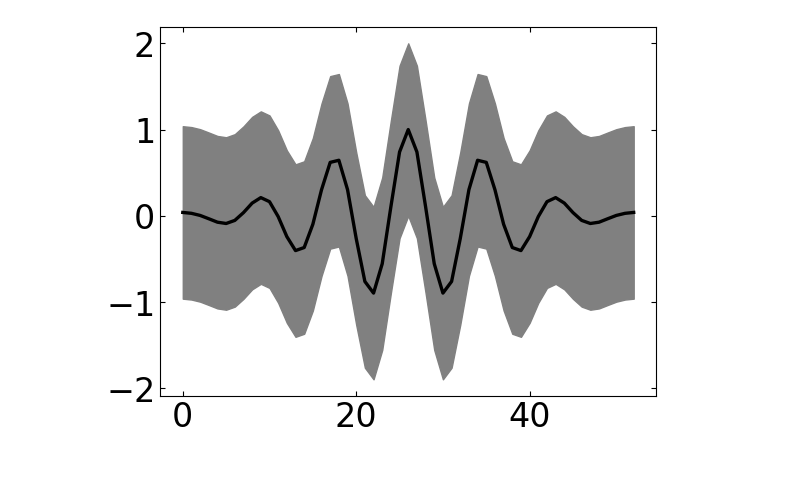
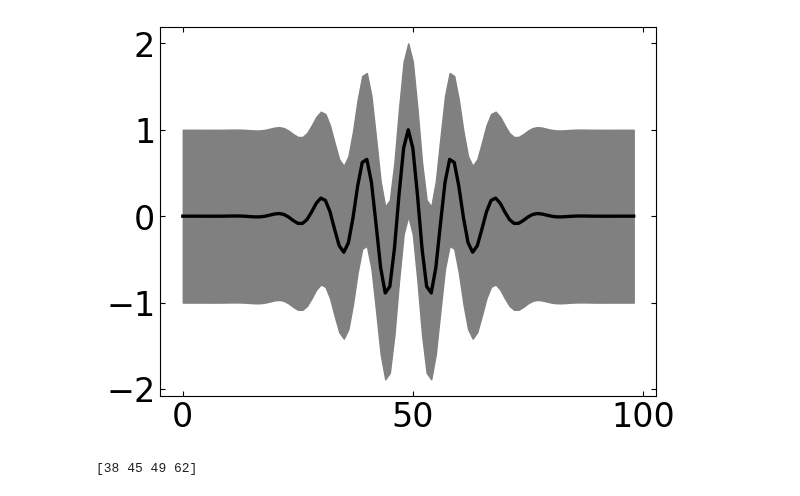
Before and after one commit to Jammi-Dodgers/THz-Compressed-Sensing, a Jupyter notebook: optimisation_comparason.ipynb, the cells around one changed output. Drawn from its saved outputs; the diff is of its cells as text; code cells hidden in the pictures.

```diff
--- a/optimisation_comparason.ipynb
+++ b/optimisation_comparason.ipynb
@@ -27,23 +27,23 @@ def format_runtime(seconds):
     else:
         return f"runtime = {seconds/86400:.0f} days"
 # %%
-file_number = 27 # Use a noiseless version of the interferogram for good convergence
+file_number = 29 # Use a noiseless version of the interferogram for good convergence
 file_name = "1dmockanderrors{:d}".format(file_number)
 
 file_type = ".csv"
 regularization_coeffient = 1e-3 # DECREASE FOR COMPLEX IMAGES (up to 1e-7 (floating point error?)) INCREASE FOR SIMPLE IMAGES (up to 1e-2)
 
 target, target_err = cs.open_dataset(file_name, file_type)
 target_len = len(target)
 
 fig, axs = plt.subplots()
 
 axs.plot(target, color= "k")
 axs.fill_between(range(target_len), target-target_err, target+target_err, color= "gray")
 
 plt.show()
 # %% [output]
-[figure, old version]
+[figure, new version]
 # %%
 optimised_samples = {}
 scores = {}
@@ -54,9 +54,9 @@ optimised_samples["Uniform Sampling"] = cs.subsample_1d(target_len, samples_len,
 scores["Uniform Sampling"] = cs.evaluate_score(optimised_samples["Uniform Sampling"], target, target_err)
 runtimes["Uniform Sampling"] = ""
 
-optimised_samples["Brute Force"] = np.array([10,12,26,29])
+optimised_samples["Brute Force"] = np.array([0,42,45,49])
 scores["Brute Force"] = cs.evaluate_score(optimised_samples["Brute Force"], target, target_err)
-runtimes["Brute Force"] = 640.8187916278839
+runtimes["Brute Force"] = 5600
 
 t0 = time()
 optimised_samples["Douglas-Peucker"], scores["Douglas-Peucker"] = cs.douglas_peucker(samples_len, target, target_err, regularization_coeffient)
@@ -66,14 +66,16 @@ t0 = time()
 optimised_samples["Greedy"], scores["Greedy"] = cs.greedy(samples_len, target, target_err, regularization_coeffient, subsampling_method="random")
 runtimes["Greedy"] = time() - t0
 
-
 t0 = time()
-optimised_samples["MCMC Metropolis"], scores["MCMC Metropolis"] = cs.MCMC_metropolis(samples_len, target, target_err, regularization_coeffient, subsampling_method="random", stepsize= 5, iterations= 5000, )
+optimised_samples["MCMC Metropolis"], scores["MCMC Metropolis"] = cs.MCMC_metropolis(samples_len, target, target_err, regularization_coeffient, subsampling_method="random", stepsize= 7, iterations= 5000)
 runtimes["MCMC Metropolis"] = time() - t0
 
 t0 = time()
-optimised_samples["Simulated Annealing"], scores["Simulated Annealing"] = cs.simulated_annealing(samples_len, target, target_err, regularization_coeffient, subsampling_method="random", max_temp= 15, cooling= 0.999, iterations= 5000)
+optimised_samples["Simulated Annealing"], scores["Simulated Annealing"] = cs.simulated_annealing(samples_len, target, target_err, regularization_coeffient, subsampling_method="random", max_temp= 31, cooling= 0.995, iterations= 5000)
+print(optimised_samples["Simulated Annealing"])
 runtimes["Simulated Annealing"] = time() - t0
+# %% [output]
+[38 45 49 62]
 # %%
 ### INTERFEROGRAMS
 
```
Also changed, not shown: parts of 3 cells of this notebook, 15 other files.
